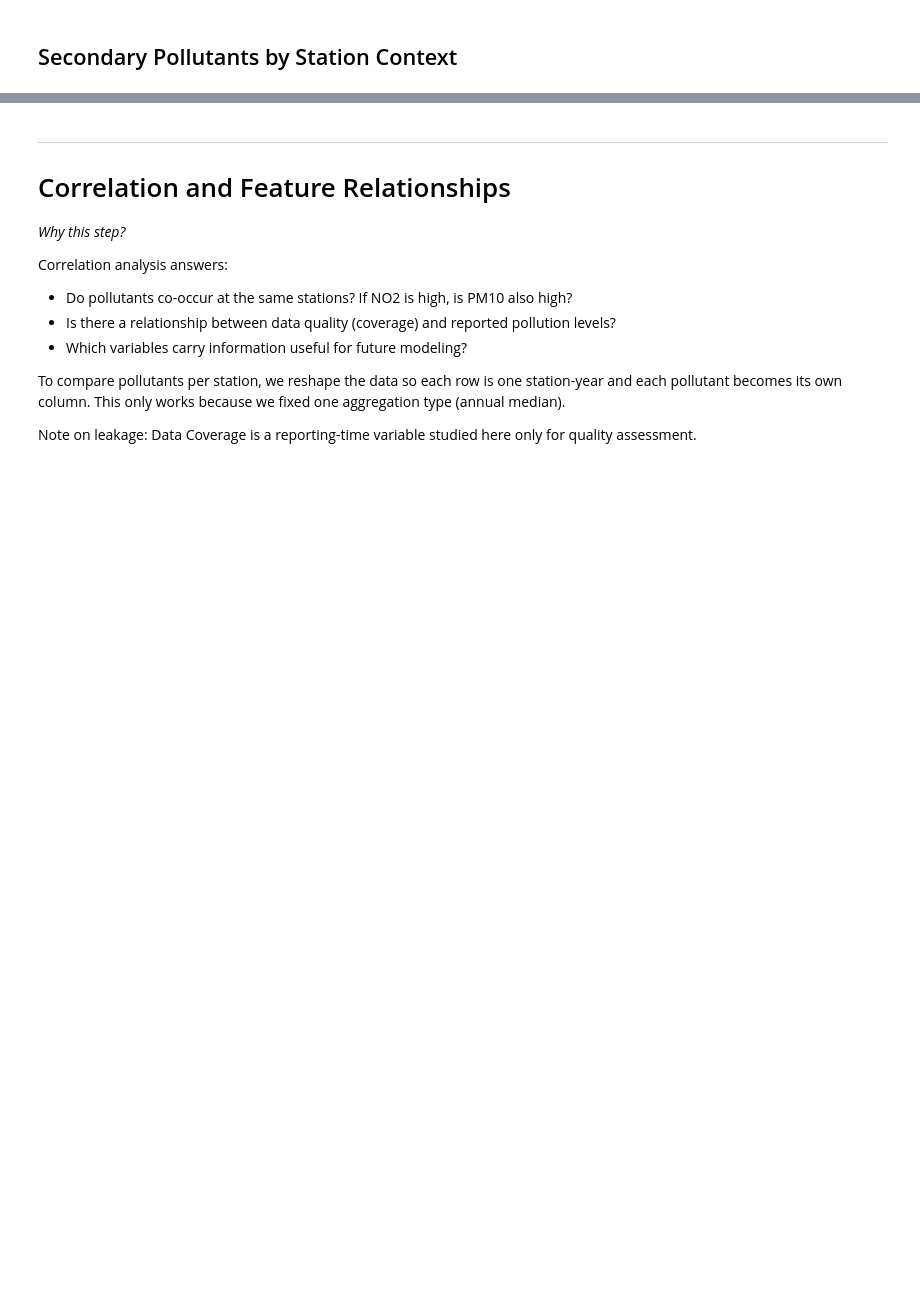
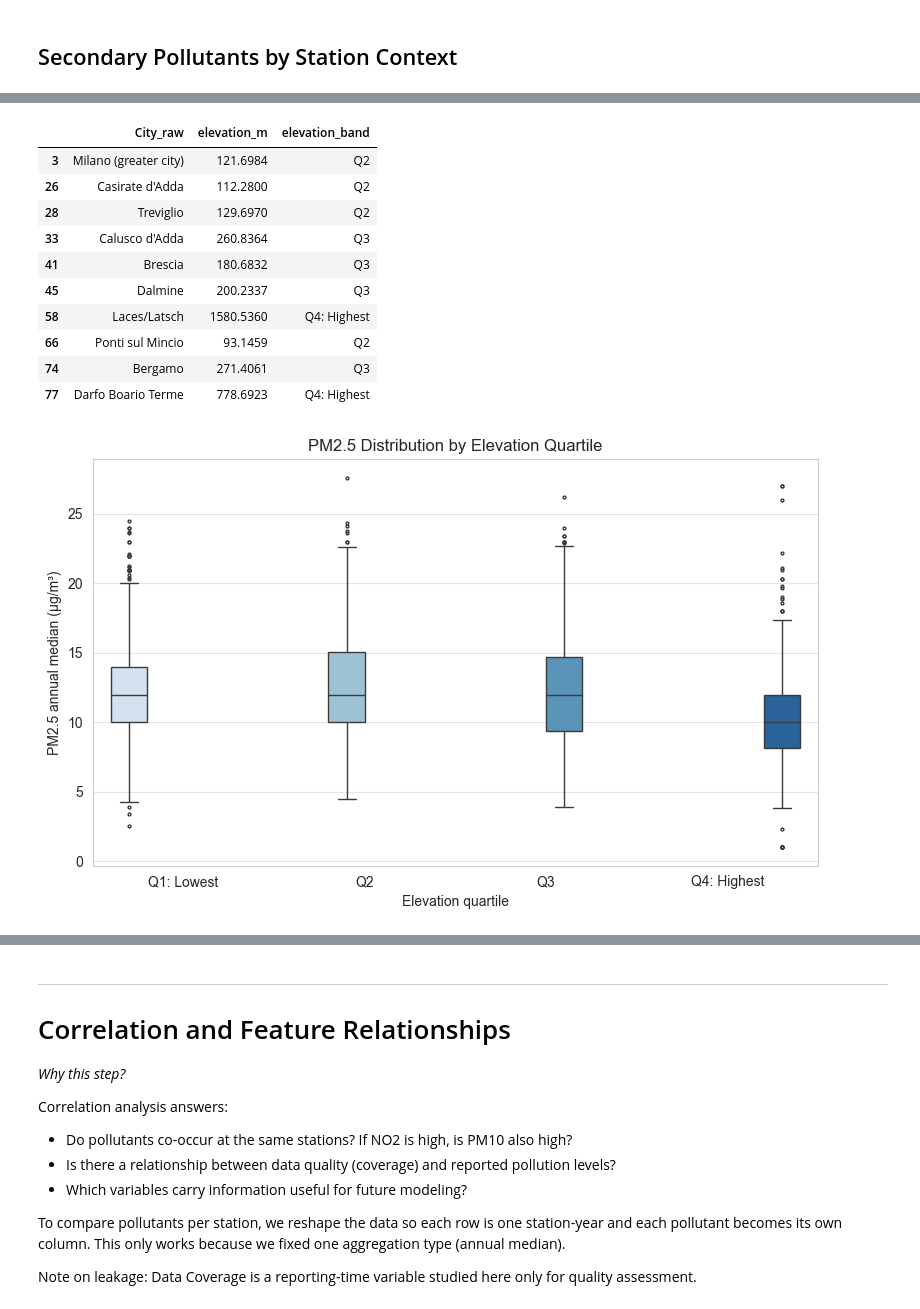
Before and after one commit to yelenashabanova/GrandChallengeAccenture, a Jupyter notebook: main.ipynb, the cells around one changed output, grey strips where cells are left out. Saved outputs shown, nothing was run; the diff lists cells and outputs as text; code cells hidden in the pictures; blank space fills up the shorter version.

```diff
--- a/main.ipynb
+++ b/main.ipynb
@@ -1012,0 +1400,47 @@ Key spatial findings:
+# %%
+# Elevation quartiles
+df_pm25_elev["elevation_band"] = pd.qcut(
+    df_pm25_elev["elevation_m"],
+    q=4,
+    labels=["Q1: Lowest", "Q2", "Q3", "Q4: Highest"]
+)
+
+display(
+    df_pm25_elev[["City_raw", "elevation_m", "elevation_band"]]
+    .drop_duplicates()
+    .head(10)
+)
+
+# Boxplot PM2.5 by elevation band
+plt.figure(figsize=(8, 5))
+
+sns.boxplot(
+    data=df_pm25_elev,
+    x="elevation_band",
+    y="Air Pollution Level",
+    hue="elevation_band",
+    legend=False,
+    showfliers=True,
+    flierprops={"marker": ".", "markersize": 4},
+    palette="Blues"
+)
+
+plt.title("PM2.5 Distribution by Elevation Quartile")
+plt.xlabel("Elevation quartile")
+plt.ylabel("PM2.5 annual median (µg/m³)")
+plt.tight_layout()
+plt.savefig("images/pm25_by_elevation_quartile.png", dpi=300)
+plt.show()
+# %% [output]
+|  | City_raw | elevation_m | elevation_band |
+| 3 | Milano (greater city) | 121.6984 | Q2 |
+| 26 | Casirate d'Adda | 112.2800 | Q2 |
+| 28 | Treviglio | 129.6970 | Q2 |
+| 33 | Calusco d'Adda | 260.8364 | Q3 |
+| 41 | Brescia | 180.6832 | Q3 |
+| 45 | Dalmine | 200.2337 | Q3 |
+| 58 | Laces/Latsch | 1580.5360 | Q4: Highest |
+| 66 | Ponti sul Mincio | 93.1459 | Q2 |
+| 74 | Bergamo | 271.4061 | Q3 |
+| 77 | Darfo Boario Terme | 778.6923 | Q4: Highest |
+[figure, added]
```
Also changed, not shown: parts of 25 cells of this notebook, 28 other files.
